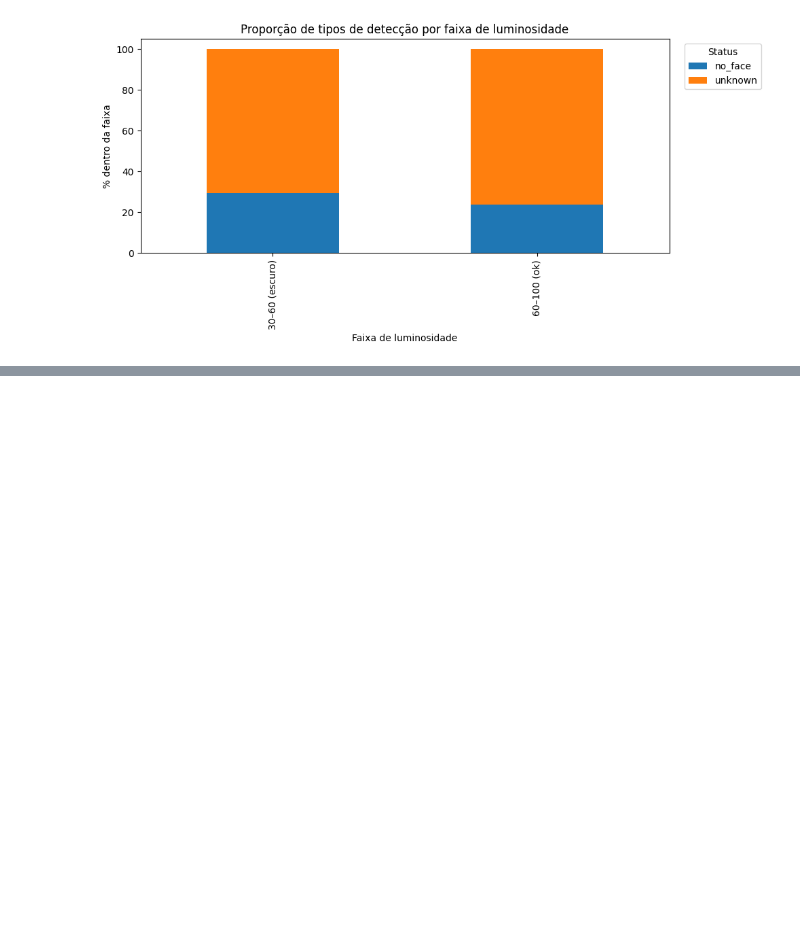
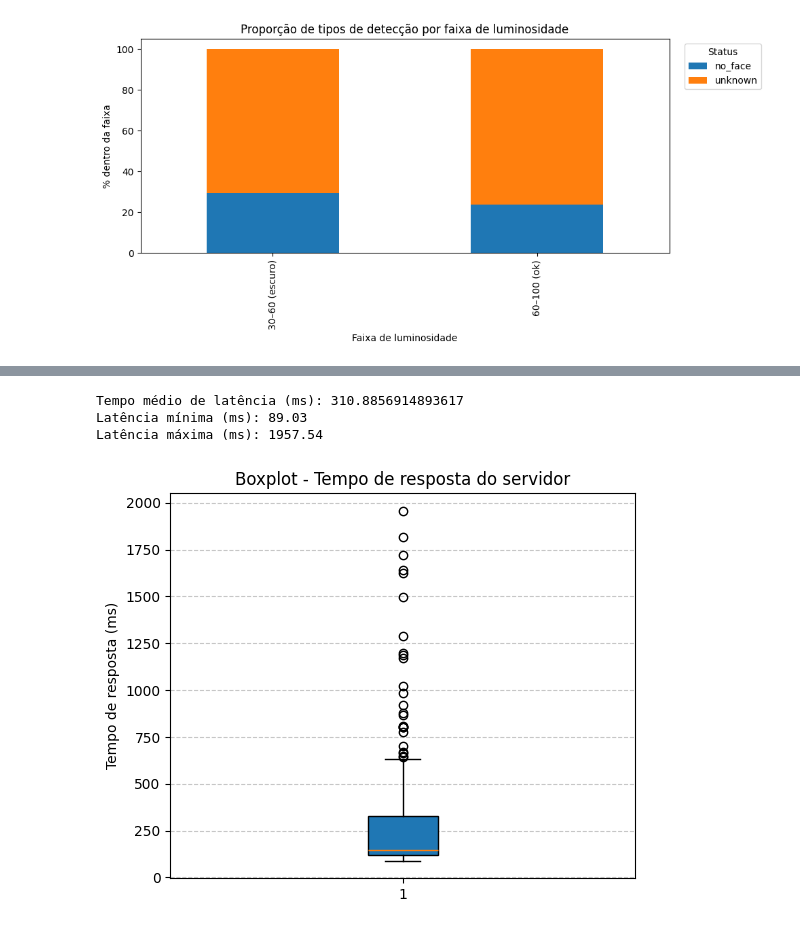
Before and after one commit to ToxicOtter/teste-tcc, a Jupyter notebook: analise.ipynb, the cells around one changed output, grey strips where cells are left out. Cells and saved outputs as stored; diff of their text form; code cells hidden in the pictures; blank space fills up the shorter version.

```diff
--- a/analise.ipynb
+++ b/analise.ipynb
@@ -143,3 +152,16 @@ grafico_barras_empilhadas_por_luz(df)
 grafico_percentual_por_luz(df)
 # %% [output]
 [figure]
+# %%
+# 1) Ordena por timestamp para garantir sequência correta
+df = df.sort_values("timestamp")
+
+# 2) Calcula a diferença de tempo entre requisições
+df["tempo_entre_requisicoes"] = df["timestamp"].diff()
+
+# Tempo médio entre requisições
+tempo_medio_requisicoes = df["tempo_entre_requisicoes"].mean()
+print("Tempo médio entre requisições:", tempo_medio_requisicoes)
+
+# Em segundos
+print("Tempo médio (s):", tempo_medio_requisicoes.total_seconds())
@@ -145,0 +171,26 @@ grafico_percentual_por_luz(df)
+# %%
+# 3) Tempo médio de latência (resposta do Flask)
+tempo_medio_latencia = df["tempo_resposta_ms"].mean()
+print("Tempo médio de latência (ms):", tempo_medio_latencia)
+
+# 4) Estatísticas extras
+print("Latência mínima (ms):", df["tempo_resposta_ms"].min())
+print("Latência máxima (ms):", df["tempo_resposta_ms"].max())
+# %% [output]
+Tempo médio de latência (ms): 310.8856914893617
+Latência mínima (ms): 89.03
+Latência máxima (ms): 1957.54
+# %%
+# Filtra apenas valores válidos
+df_valid = df[df["tempo_resposta_ms"].notnull()]
+
+plt.figure(figsize=(6, 5))
+plt.boxplot(df_valid["tempo_resposta_ms"], vert=True, patch_artist=True)
+
+plt.title("Boxplot - Tempo de resposta do servidor")
+plt.ylabel("Tempo de resposta (ms)")
+plt.grid(axis="y", linestyle="--", alpha=0.7)
+
+plt.show()
+# %% [output]
+[figure, added]
```
Also changed, not shown: parts of 5 cells of this notebook.
